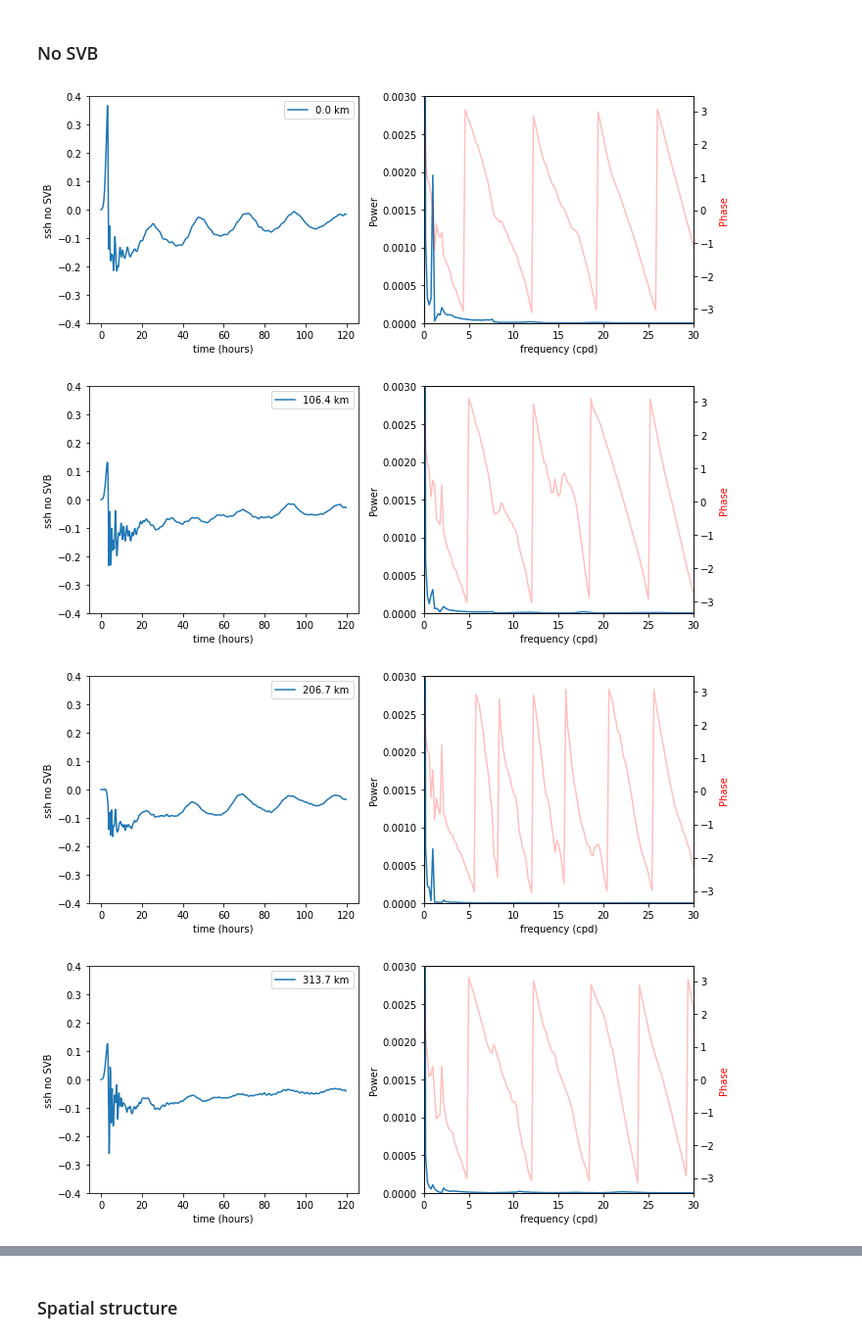
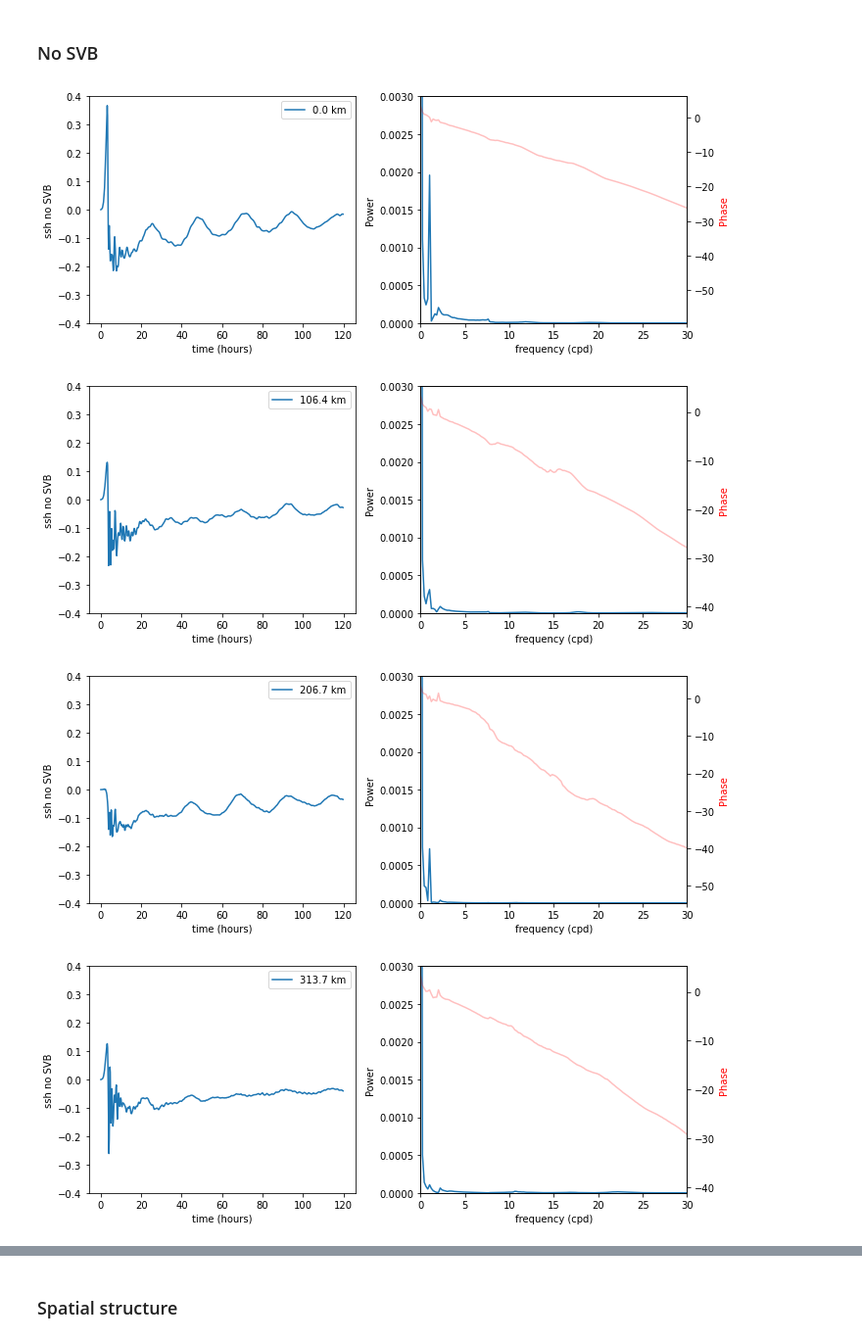
Before and after one commit to anakarinarm/notebooks_SVB, a Jupyter notebook: MITgcm/domain5/ssh_phase.ipynb, the cells around one changed output, grey strips where cells are left out. Shown at 98% size. Drawn from its saved outputs; the diff is of its cells as text; code cells hidden in the pictures.

```diff
--- a/MITgcm/domain5/ssh_phase.ipynb
+++ b/MITgcm/domain5/ssh_phase.ipynb
@@ -59,7 +59,7 @@ for ii in indices:
     ax2.set_xlabel( 'frequency (cpd)' )
 
     ax2b = ax2.twinx()
-    ax2b.plot( fftFreq*(86400), signalPhase, alpha=0.25, color='r' )
+    ax2b.plot(fftFreq*(86400), np.unwrap(signalPhase), alpha=0.25, color='r' )
     ax2b.set_ylabel( 'Phase', color='r' )
 
     ax2.set_xlim(0,30)
@@ -169,7 +169,7 @@ for ii in indices:
     ax2.set_xlabel( 'frequency (cpd)' )
 
     ax2b = ax2.twinx()
-    ax2b.plot( fftFreq*(86400), signalPhase, alpha=0.25, color='r' )
+    ax2b.plot( fftFreq*(86400), np.unwrap(signalPhase), alpha=0.25, color='r' )
     ax2b.set_ylabel( 'Phase', color='r' )
 
     ax2.set_xlim(0,30)
@@ -224,35 +224,35 @@ for ii in indices:
     # And now, the graphics -------------------
 
     ## Get frequencies corresponding to signal
     fftFreq = np.fft.rfftfreq(len(signal), dt)
 
     plt.figure( figsize=(10, 4) )
 
     ax1 = plt.subplot( 1, 2, 1 )
     ax1.plot( t/(3600), signal, label='%1.1f km' %X[ii])
     ax1.set_ylabel( 'ssh no SVB' )
     ax1.set_xlabel( 'time (hours)' )
     ax1.legend()
 
     ax2 = plt.subplot( 1, 2, 2 )
     ax2.plot( fftFreq*(86400), signalPSD )
     ax2.set_ylabel( 'Power' )
     ax2.set_xlabel( 'frequency (cpd)' )
 
     ax2b = ax2.twinx()
-    ax2b.plot( fftFreq*(86400), signalPhase, alpha=0.25, color='r' )
+    ax2b.plot( fftFreq*(86400), np.unwrap(signalPhase), alpha=0.25, color='r' )
     ax2b.set_ylabel( 'Phase', color='r' )
 
     ax2.set_xlim(0,30)
     ax2b.set_xlim(0,30)
     ax2.set_ylim(0,0.003)
     ax1.set_ylim(-0.4,0.4)
 
     plt.tight_layout()
 
     plt.show()
 # %% [output]
-[figure, old version]
+[figure, new version]
-[figure, old version]
+[figure, new version]
-[figure, old version]
+[figure, new version]
-[figure, old version]
+[figure, new version]
```
Also changed, not shown: parts of 7 cells of this notebook, 2 other files.
